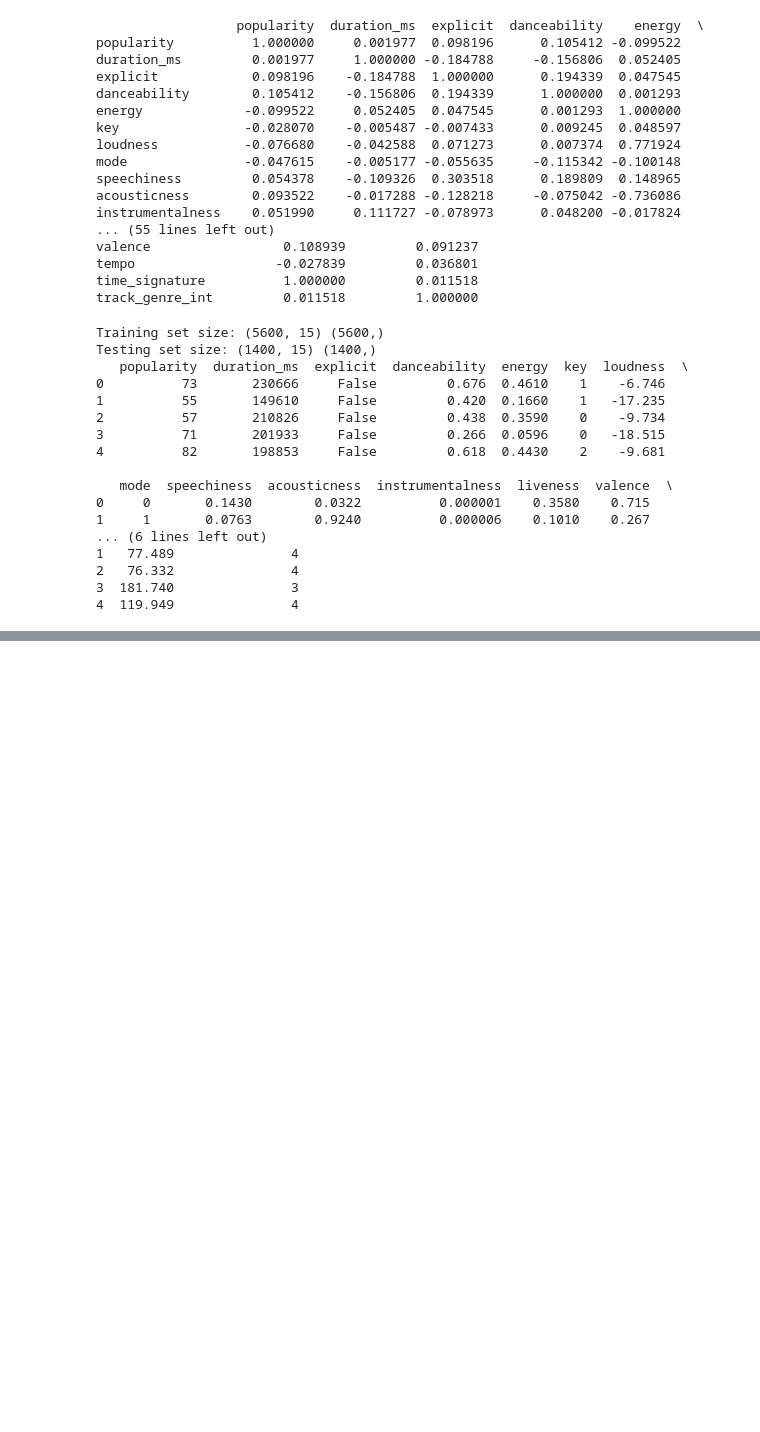
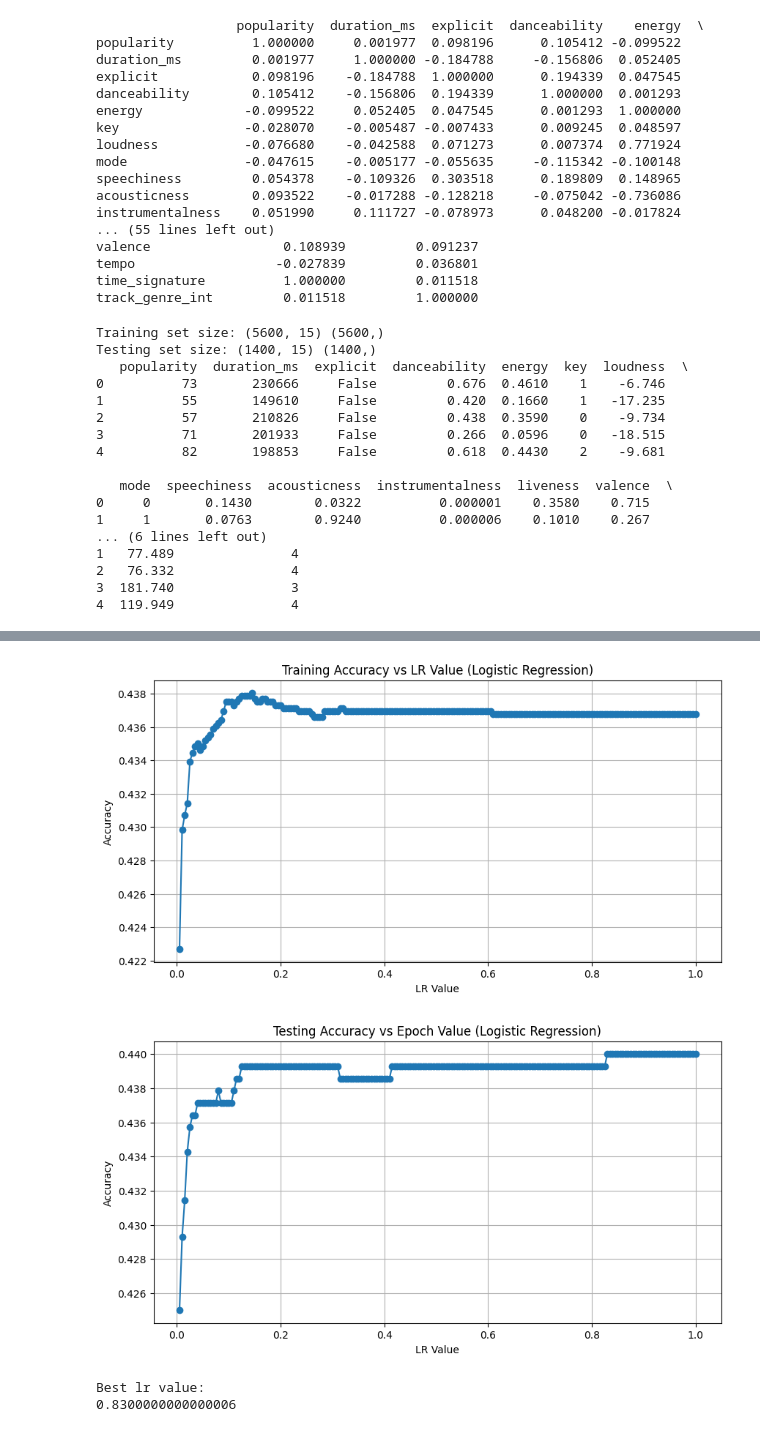
Before and after one commit to tmgavron/ai-project, a Jupyter notebook: AI_Project.ipynb, the cells around one changed output, grey strips where cells are left out. Saved outputs shown, nothing was run; the diff lists cells and outputs as text; code cells hidden in the pictures; blank space fills up the shorter version.

```diff
--- a/AI_Project.ipynb
+++ b/AI_Project.ipynb
@@ -204,0 +268,54 @@ Testing Accuracy of the MLP model: 0.60
+# %%
+# Test learning rate
+trainAccuracies = []
+testAccuracies = []
+lrVal = []
+# Test LR
+lr = 0.005
+e = 7
+for i in range(200):
+    logreg = runLogReg(lr, e)
+    stats = getStats(logreg)
+
+    trainAccuracies.append(stats[1])
+    testAccuracies.append(stats[0])
+    lrVal.append(lr)
+
+    lr += 0.005
+
+
+# Creating the plot
+plt.figure(figsize=(10, 5))  # Sets the figure size
+plt.plot(lrVal, trainAccuracies, marker='o')  # Plots the data with circles at each data point
+plt.title('Training Accuracy vs LR Value (Logistic Regression)')  # Title of the plot
+plt.xlabel('LR Value')  # Label for the x-axis
+plt.ylabel('Accuracy')  # Label for the y-axis
+plt.grid(True)  # Adds a grid for easier readability
+plt.show()  # Displays the plot
+
+# # Creating the plot
+plt.figure(figsize=(10, 5))  # Sets the figure size
+plt.plot(lrVal, testAccuracies, marker='o')  # Plots the data with circles at each data point
+plt.title('Testing Accuracy vs Epoch Value (Logistic Regression)')  # Title of the plot
+plt.xlabel('LR Value')  # Label for the x-axis
+plt.ylabel('Accuracy')  # Label for the y-axis
+plt.grid(True)  # Adds a grid for easier readability
+plt.show()  # Displays the plot
+
+
+# Find the maximum accuracy
+max_accuracy = max(testAccuracies)
+
+# Find the index of the maximum accuracy
+index_of_max = testAccuracies.index(max_accuracy)
+
+# Retrieve the corresponding epoch value (e)
+lr_at_max_accuracy = lrVal[index_of_max]
+
+print("Best lr value:")
+print(lr_at_max_accuracy)
+# %% [output]
+[figure, added]
+[figure, added]
+Best lr value:
+0.8300000000000006
```
Also changed, not shown: parts of 9 cells of this notebook.
